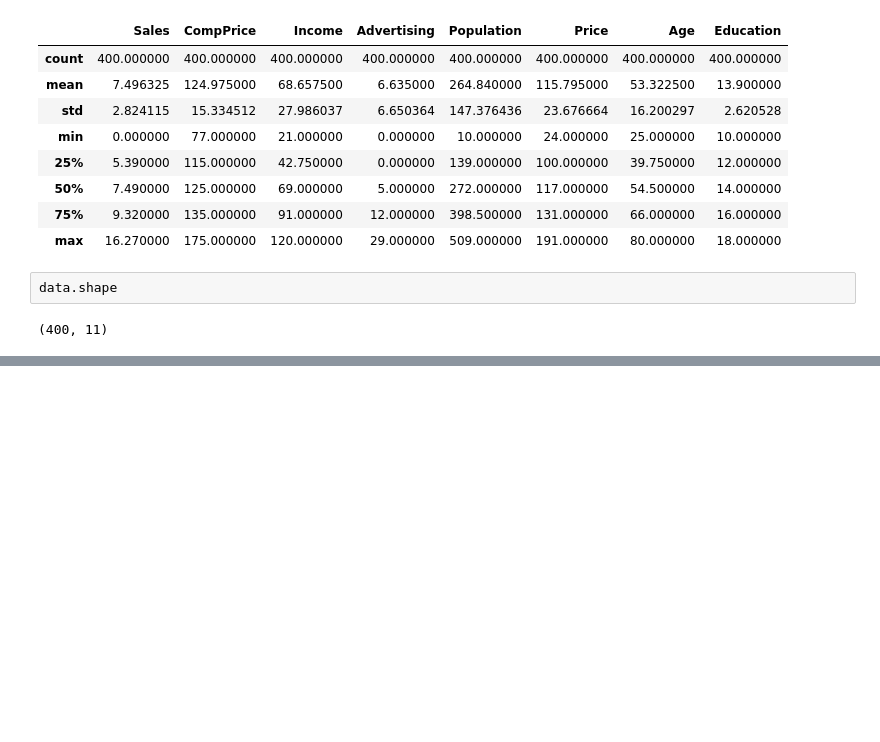
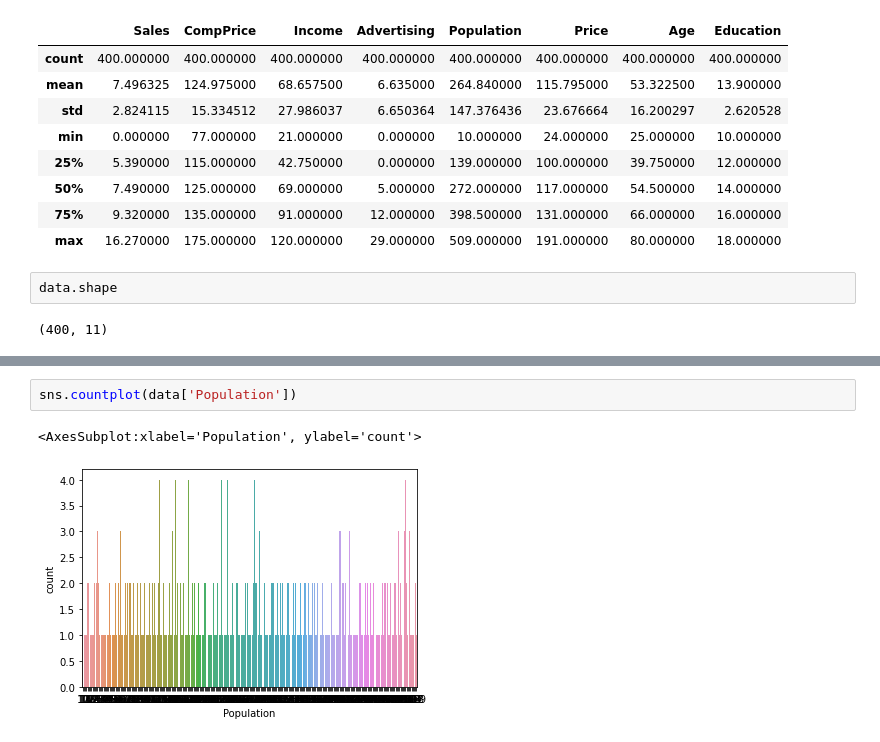
Before and after one commit to SamadSultan/15-RANDOM-FOREST, a Jupyter notebook: company_data.ipynb, the cells around one changed output, grey strips where cells are left out. Drawn from its saved outputs; the diff is of its cells as text; blank space fills up the shorter version.

```diff
--- a/company_data.ipynb
+++ b/company_data.ipynb
@@ -125,0 +214,5 @@ x
+# %%
+sns.countplot(data['Population'])
+# %% [output]
+<AxesSubplot:xlabel='Population', ylabel='count'>
+[figure, added]
```
Also changed, not shown: parts of 71 cells of this notebook.
